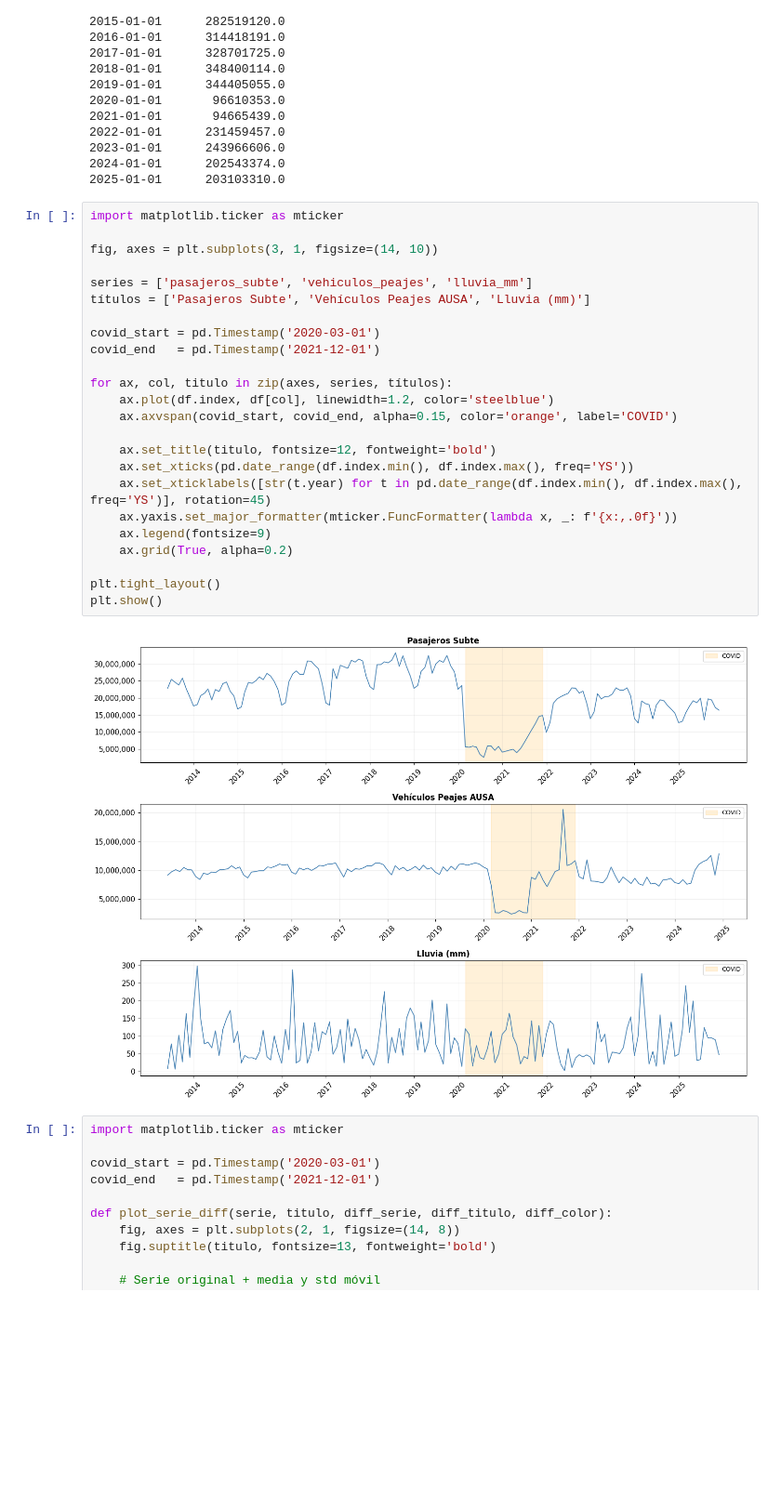
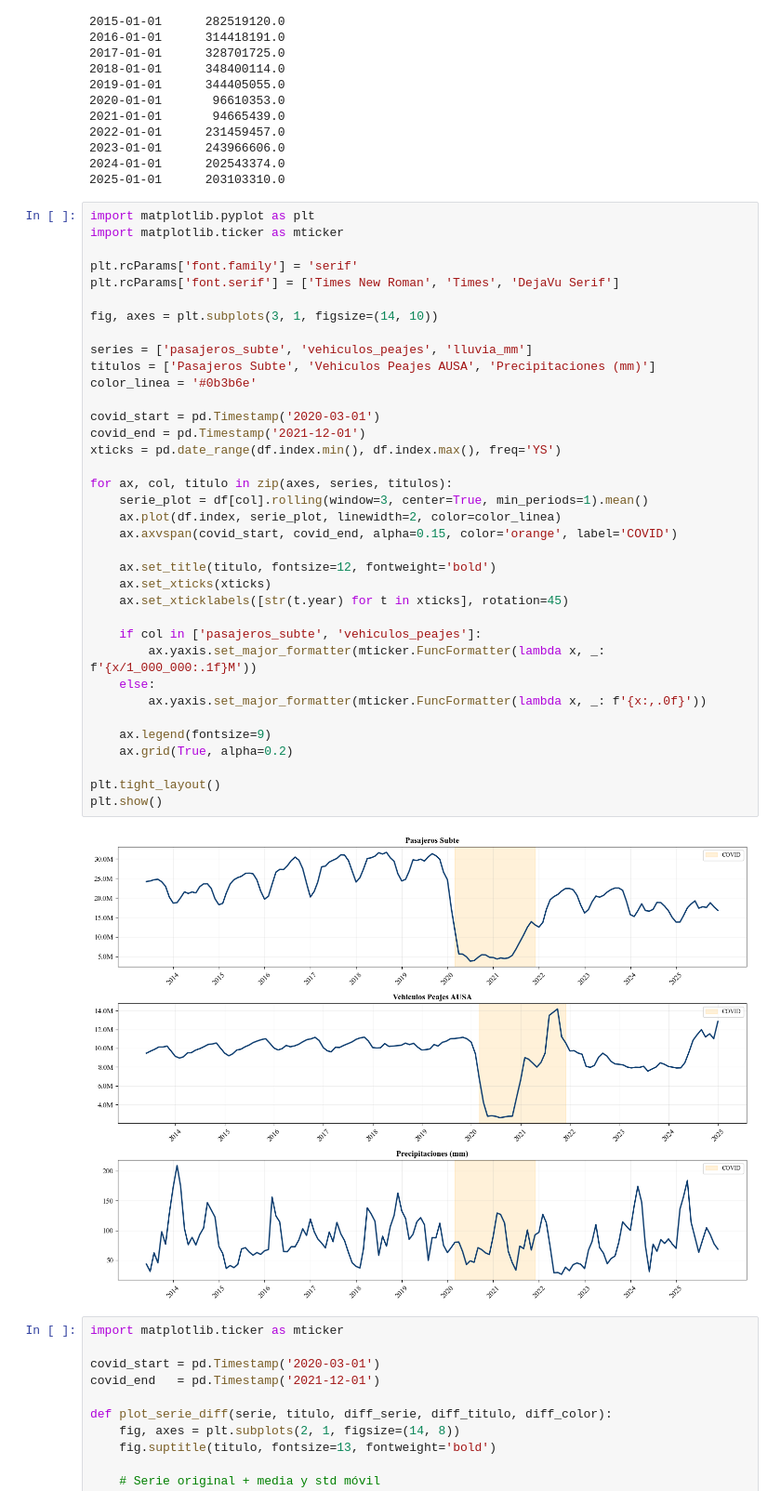
Before and after one commit to giulialvaro/AST-movilidad-BA, a Jupyter notebook: Archivos finales/tp1-AST-movilidad-urbana.ipynb, the cells around one changed output. Shown at 93% size. Cells and saved outputs as stored; diff of their text form; blank space fills up the shorter version.

```diff
--- a/Archivos finales/tp1-AST-movilidad-urbana.ipynb
+++ b/Archivos finales/tp1-AST-movilidad-urbana.ipynb
@@ -750,31 +750,43 @@ fecha
 2024-01-01      202543374.0
 2025-01-01      203103310.0
 # %%
+import matplotlib.pyplot as plt
 import matplotlib.ticker as mticker
+
+plt.rcParams['font.family'] = 'serif'
+plt.rcParams['font.serif'] = ['Times New Roman', 'Times', 'DejaVu Serif']
 
 fig, axes = plt.subplots(3, 1, figsize=(14, 10))
 
 series = ['pasajeros_subte', 'vehiculos_peajes', 'lluvia_mm']
-títulos = ['Pasajeros Subte', 'Vehículos Peajes AUSA', 'Lluvia (mm)']
+titulos = ['Pasajeros Subte', 'Vehiculos Peajes AUSA', 'Precipitaciones (mm)']
+color_linea = '#0b3b6e'
 
 covid_start = pd.Timestamp('2020-03-01')
-covid_end   = pd.Timestamp('2021-12-01')
+covid_end = pd.Timestamp('2021-12-01')
+xticks = pd.date_range(df.index.min(), df.index.max(), freq='YS')
 
-for ax, col, titulo in zip(axes, series, títulos):
-    ax.plot(df.index, df[col], linewidth=1.2, color='steelblue')
+for ax, col, titulo in zip(axes, series, titulos):
+    serie_plot = df[col].rolling(window=3, center=True, min_periods=1).mean()
+    ax.plot(df.index, serie_plot, linewidth=2, color=color_linea)
     ax.axvspan(covid_start, covid_end, alpha=0.15, color='orange', label='COVID')
 
     ax.set_title(titulo, fontsize=12, fontweight='bold')
-    ax.set_xticks(pd.date_range(df.index.min(), df.index.max(), freq='YS'))
-    ax.set_xticklabels([str(t.year) for t in pd.date_range(df.index.min(), df.index.max(), freq='YS')], rotation=45)
-    ax.yaxis.set_major_formatter(mticker.FuncFormatter(lambda x, _: f'{x:,.0f}'))
+    ax.set_xticks(xticks)
+    ax.set_xticklabels([str(t.year) for t in xticks], rotation=45)
+
+    if col in ['pasajeros_subte', 'vehiculos_peajes']:
+        ax.yaxis.set_major_formatter(mticker.FuncFormatter(lambda x, _: f'{x/1_000_000:.1f}M'))
+    else:
+        ax.yaxis.set_major_formatter(mticker.FuncFormatter(lambda x, _: f'{x:,.0f}'))
+
     ax.legend(fontsize=9)
     ax.grid(True, alpha=0.2)
 
 plt.tight_layout()
 plt.show()
 # %% [output]
-[figure, old version]
+[figure, new version]
 # %%
 import matplotlib.ticker as mticker
 
```
Also changed, not shown: parts of 13 cells of this notebook, 6 other files.
